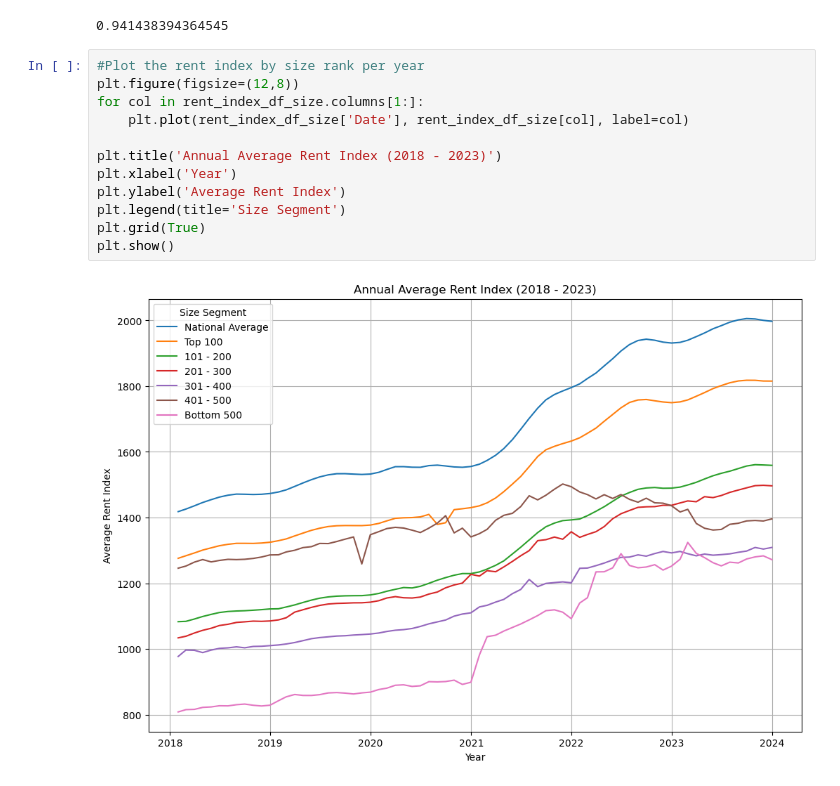
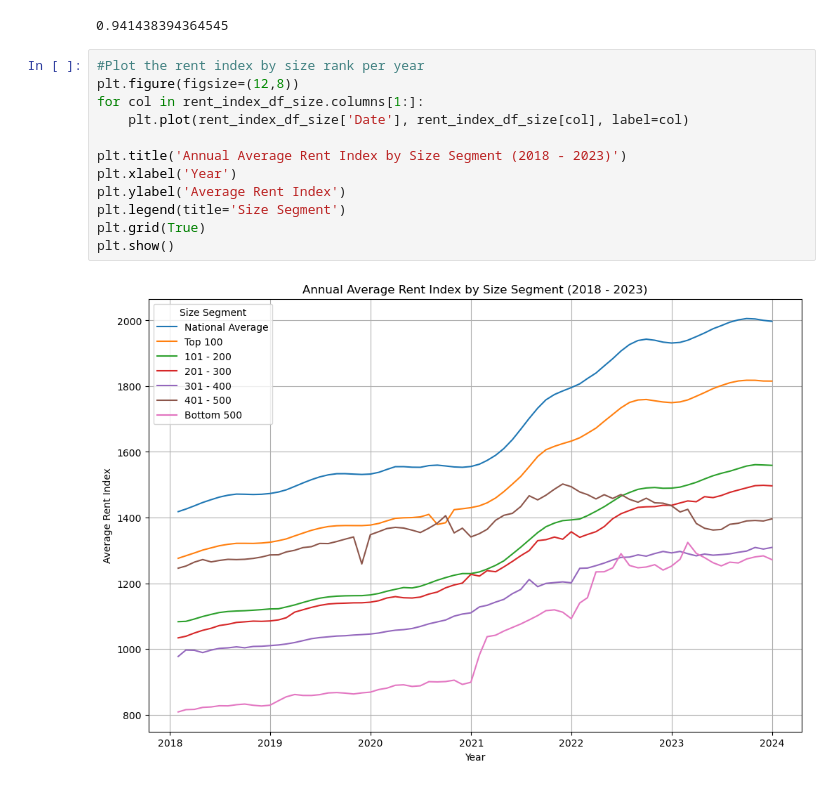
Before and after one commit to RobHuibregtse/Data_Analytics_Project1, a Jupyter notebook: Code/Hypothesis2Code.ipynb, the cells around one changed output. Saved outputs shown, nothing was run; the diff lists cells and outputs as text.

```diff
--- a/Code/Hypothesis2Code.ipynb
+++ b/Code/Hypothesis2Code.ipynb
@@ -195,14 +198,14 @@ corr_rent_index_vs_interest_rate_df_post_pandemic
 # %%
 #Plot the rent index by size rank per year
 plt.figure(figsize=(12,8))
 for col in rent_index_df_size.columns[1:]:
     plt.plot(rent_index_df_size['Date'], rent_index_df_size[col], label=col)
 
-plt.title('Annual Average Rent Index (2018 - 2023)')
+plt.title('Annual Average Rent Index by Size Segment (2018 - 2023)')
 plt.xlabel('Year')
 plt.ylabel('Average Rent Index')
 plt.legend(title='Size Segment')
 plt.grid(True)
 plt.show()
 # %% [output]
-[figure, old version]
+[figure, new version]
```
Also changed, not shown: parts of 3 cells of this notebook.
